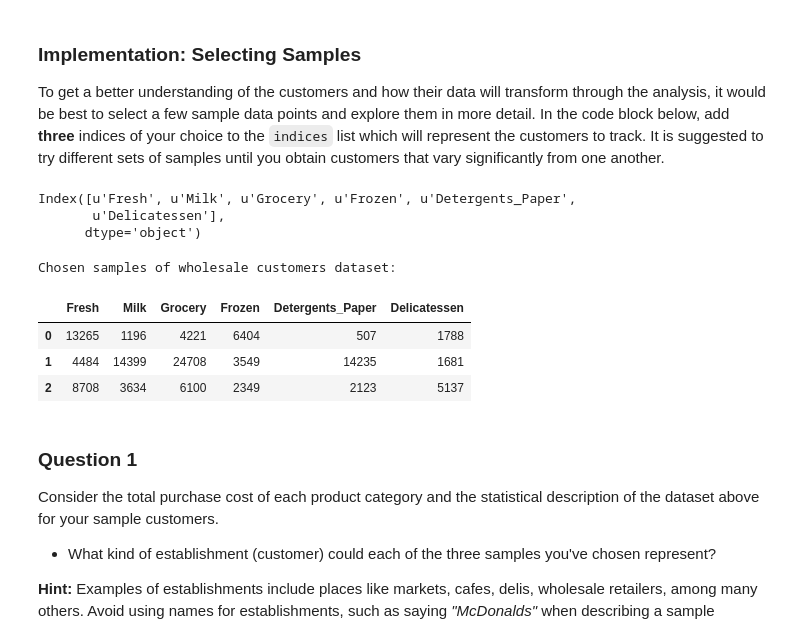
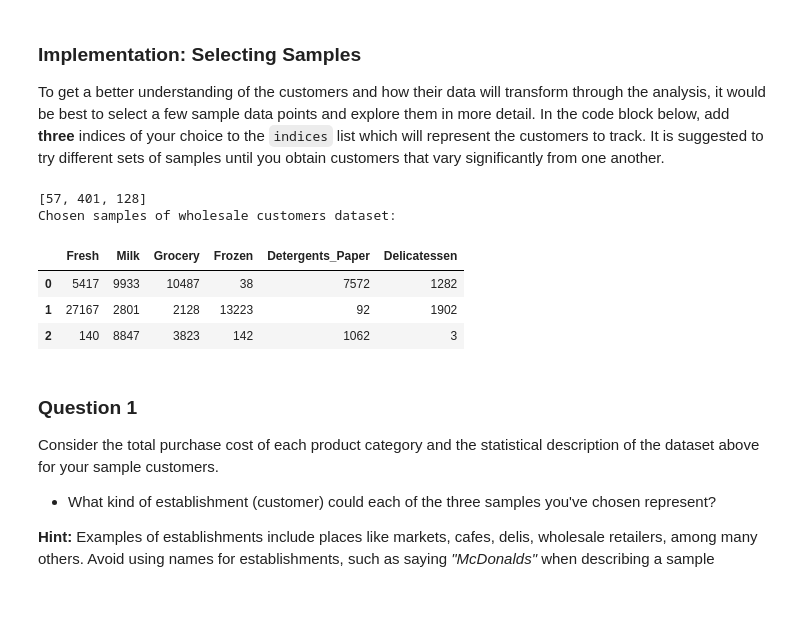
Before and after one commit to saifabid/Unsupervised-Analysis-for-Clients-of-Wholesale-Distributor, a Jupyter notebook: customer_segments.ipynb, the cells around one changed output. Drawn from its saved outputs; the diff is of its cells as text; code cells hidden in the pictures; blank space fills up the shorter version.

```diff
--- a/customer_segments.ipynb
+++ b/customer_segments.ipynb
@@ -59,30 +59,22 @@ display(data.describe())
 # %% [markdown]
 ### Implementation: Selecting Samples
 To get a better understanding of the customers and how their data will transform through the analysis, it would be best to select a few sample data points and explore them in more detail. In the code block below, add **three** indices of your choice to the `indices` list which will represent the customers to track. It is suggested to try different sets of samples until you obtain customers that vary significantly from one another.
-# %%
-# import seaborn as sns
-# sns.heatmap(data.corr())
-
-# print data.corr()
-print data.keys()
-# %% [output]
-Index([u'Fresh', u'Milk', u'Grocery', u'Frozen', u'Detergents_Paper',
-       u'Delicatessen'],
-      dtype='object')
 # %%
 # TODO: Select three indices of your choice you wish to sample from the dataset
-indices = [3,201,409]
-
+from random import choice
+indices = [57,401,128] # 372 65 125 128
+print indices
 # Create a DataFrame of the chosen samples
 samples = pd.DataFrame(data.loc[indices], columns = data.keys()).reset_index(drop = True)
 print "Chosen samples of wholesale customers dataset:"
 display(samples)
 # %% [output]
+[57, 401, 128]
 Chosen samples of wholesale customers dataset:
 |  | Fresh | Milk | Grocery | Frozen | Detergents_Paper | Delicatessen |
-| 0 | 13265 | 1196 | 4221 | 6404 | 507 | 1788 |
-| 1 | 4484 | 14399 | 24708 | 3549 | 14235 | 1681 |
-| 2 | 8708 | 3634 | 6100 | 2349 | 2123 | 5137 |
+| 0 | 5417 | 9933 | 10487 | 38 | 7572 | 1282 |
+| 1 | 27167 | 2801 | 2128 | 13223 | 92 | 1902 |
+| 2 | 140 | 8847 | 3823 | 142 | 1062 | 3 |
 # %% [markdown]
 ### Question 1
 Consider the total purchase cost of each product category and the statistical description of the dataset above for your sample customers.
```
Also changed, not shown: parts of 35 cells of this notebook, 1 other file.
